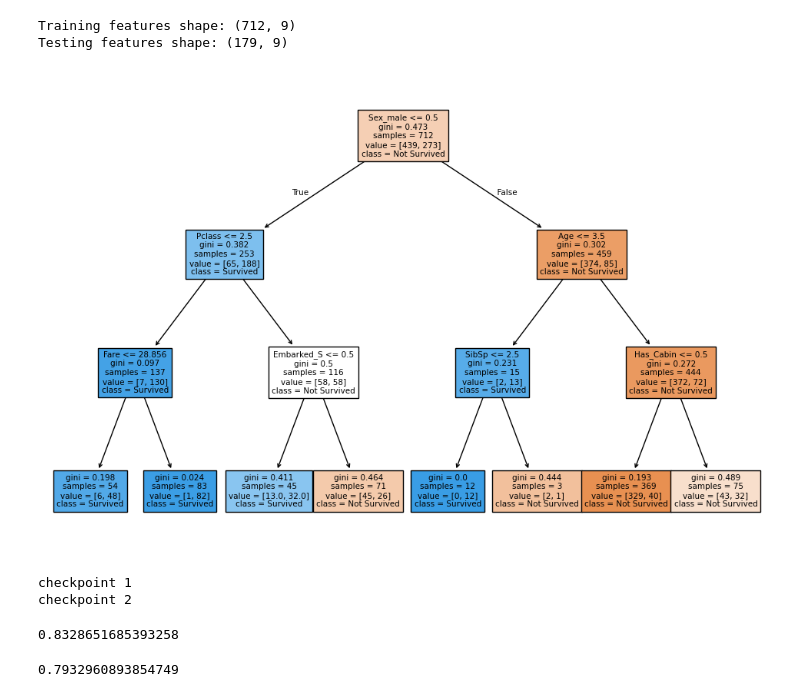
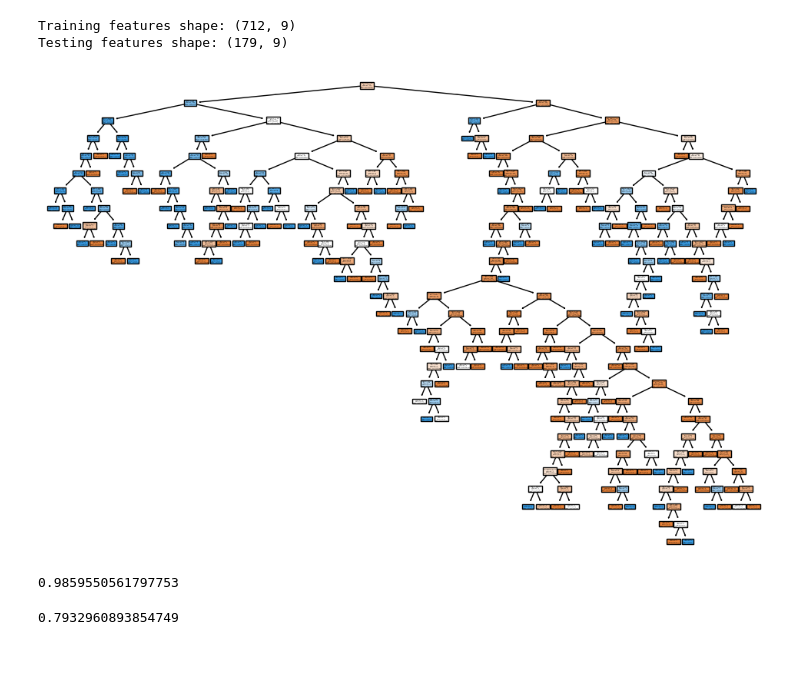
Before and after one commit to VishRoy/kaggle-notebook, a Jupyter notebook: titanic-decision-tree.ipynb, the cells around one changed output. Cells and saved outputs as stored; diff of their text form; code cells hidden in the pictures; blank space fills up the shorter version.

```diff
--- a/titanic-decision-tree.ipynb
+++ b/titanic-decision-tree.ipynb
@@ -311,29 +311,26 @@ Testing features shape: (179, 9)
 # %%
 from sklearn.tree import DecisionTreeClassifier, plot_tree
 import matplotlib.pyplot as plt
-dt = DecisionTreeClassifier(max_depth=3, random_state=42)
+dt = DecisionTreeClassifier(max_depth=None, random_state=42)
 
 dt.fit(X_train, y_train)
 
 predictions = dt.predict(X_test)
 
 plt.figure(figsize=(12, 8))
 plot_tree(dt, filled=True, feature_names=X.columns, class_names=['Not Survived', 'Survived'])
 plt.show()
 # %% [output]
-[figure, old version]
+[figure, new version]
 # %%
-print("checkpoint 1")
+
 train_acc = dt.score(X_train, y_train)
-print("checkpoint 2")
+
 test_acc = dt.score(X_test, y_test)
-# %% [output]
-checkpoint 1
-checkpoint 2
 # %%
 train_acc
 # %% [output]
-0.8328651685393258
+0.9859550561797753
 # %%
 test_acc
 # %% [output]
```
Also changed, not shown: parts of 6 cells of this notebook.
